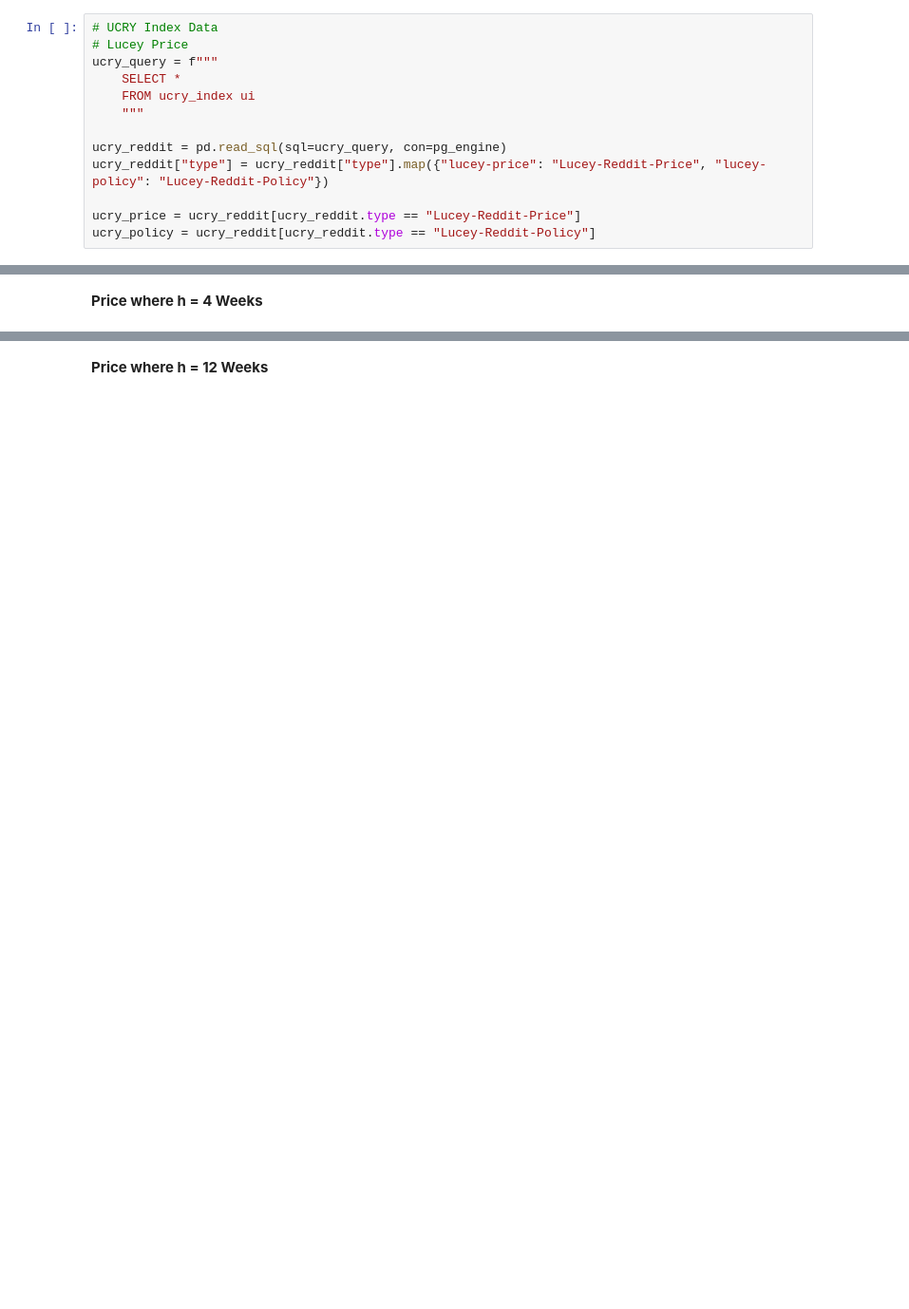
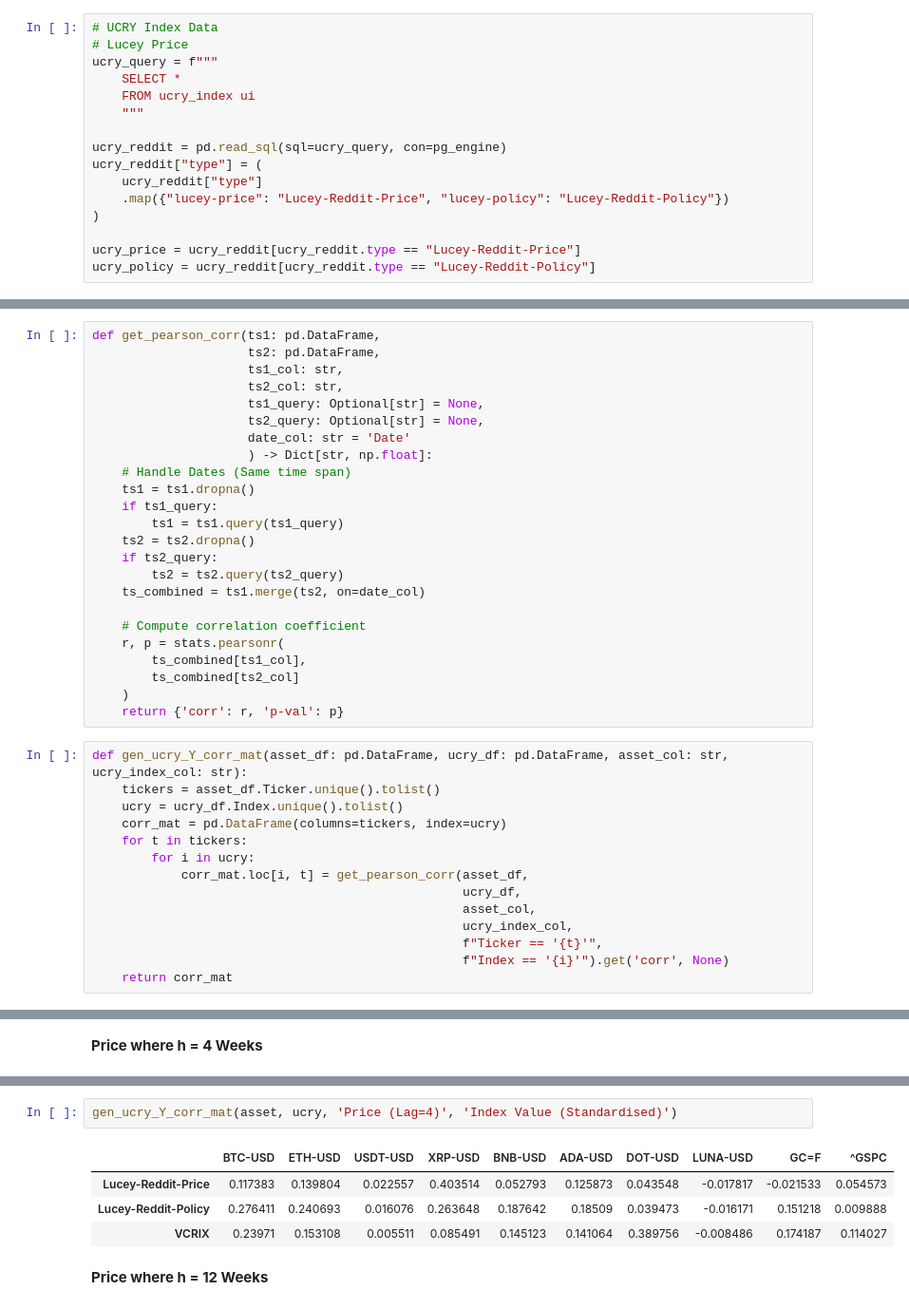
Before and after one commit to ChristopherLiew/Crypto-Uncertainty-Index, a Jupyter notebook: forecasting/exploratory_ts_analysis.ipynb, the cells around one changed output, grey strips where cells are left out. Shown at 95% size. Cells and saved outputs as stored; diff of their text form; blank space fills up the shorter version.

```diff
--- a/forecasting/exploratory_ts_analysis.ipynb
+++ b/forecasting/exploratory_ts_analysis.ipynb
@@ -81,7 +87,10 @@ ucry_query = f"""
     """
 
 ucry_reddit = pd.read_sql(sql=ucry_query, con=pg_engine)
-ucry_reddit["type"] = ucry_reddit["type"].map({"lucey-price": "Lucey-Reddit-Price", "lucey-policy": "Lucey-Reddit-Policy"})
+ucry_reddit["type"] = (
+    ucry_reddit["type"]
+    .map({"lucey-price": "Lucey-Reddit-Price", "lucey-policy": "Lucey-Reddit-Policy"})
+)
 
 ucry_price = ucry_reddit[ucry_reddit.type == "Lucey-Reddit-Price"]
 ucry_policy = ucry_reddit[ucry_reddit.type == "Lucey-Reddit-Policy"]
@@ -272,2 +307,40 @@ def gen_price_vs_ucry_chart(lags_in_weeks=None):
+# %%
+def get_pearson_corr(ts1: pd.DataFrame,
+                     ts2: pd.DataFrame,
+                     ts1_col: str,
+                     ts2_col: str,
+                     ts1_query: Optional[str] = None,
+                     ts2_query: Optional[str] = None,
+                     date_col: str = 'Date'
+                     ) -> Dict[str, np.float]:
+    # Handle Dates (Same time span)
+    ts1 = ts1.dropna()
+    if ts1_query:
+        ts1 = ts1.query(ts1_query)
+    ts2 = ts2.dropna()
+    if ts2_query:
+        ts2 = ts2.query(ts2_query)
+    ts_combined = ts1.merge(ts2, on=date_col)
+
+    # Compute correlation coefficient
+    r, p = stats.pearsonr(
+        ts_combined[ts1_col],
+        ts_combined[ts2_col]
+    )
+    return {'corr': r, 'p-val': p}
+# %%
+def gen_ucry_Y_corr_mat(asset_df: pd.DataFrame, ucry_df: pd.DataFrame, asset_col: str, ucry_index_col: str):
+    tickers = asset_df.Ticker.unique().tolist()
+    ucry = ucry_df.Index.unique().tolist()
+    corr_mat = pd.DataFrame(columns=tickers, index=ucry)
+    for t in tickers:
+        for i in ucry:
+            corr_mat.loc[i, t] = get_pearson_corr(asset_df,
+                                                  ucry_df,
+                                                  asset_col,
+                                                  ucry_index_col,
+                                                  f"Ticker == '{t}'",
+                                                  f"Index == '{i}'").get('corr', None)
+    return corr_mat
 # %% [markdown]
 **Prices where h = 0 weeks**
@@ -282,5 +365,12 @@ gen_price_vs_ucry_chart(4)
 # %% [output]
 [interactive output not drawn]
+# %%
+gen_ucry_Y_corr_mat(asset, ucry, 'Price (Lag=4)', 'Index Value (Standardised)')
+# %% [output]
+|  | BTC-USD | ETH-USD | USDT-USD | XRP-USD | BNB-USD | ADA-USD | DOT-USD | LUNA-USD | GC=F | ^GSPC |
+| Lucey-Reddit-Price | 0.117383 | 0.139804 | 0.022557 | 0.403514 | 0.052793 | 0.125873 | 0.043548 | -0.017817 | -0.021533 | 0.054573 |
+| Lucey-Reddit-Policy | 0.276411 | 0.240693 | 0.016076 | 0.263648 | 0.187642 | 0.18509 | 0.039473 | -0.016171 | 0.151218 | 0.009888 |
+| VCRIX | 0.23971 | 0.153108 | 0.005511 | 0.085491 | 0.145123 | 0.141064 | 0.389756 | -0.008486 | 0.174187 | 0.114027 |
 # %% [markdown]
 **Price where h = 12 Weeks**
 # %%
```
Also changed, not shown: parts of 67 cells of this notebook, 2 other files.
